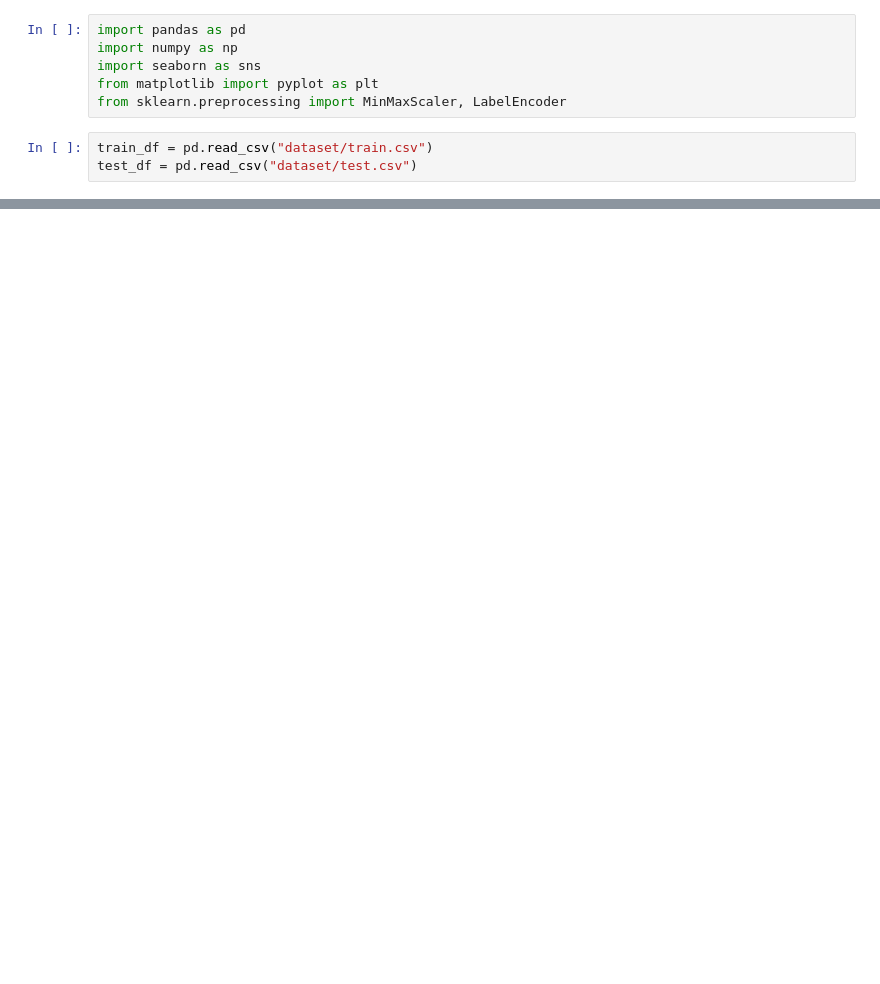
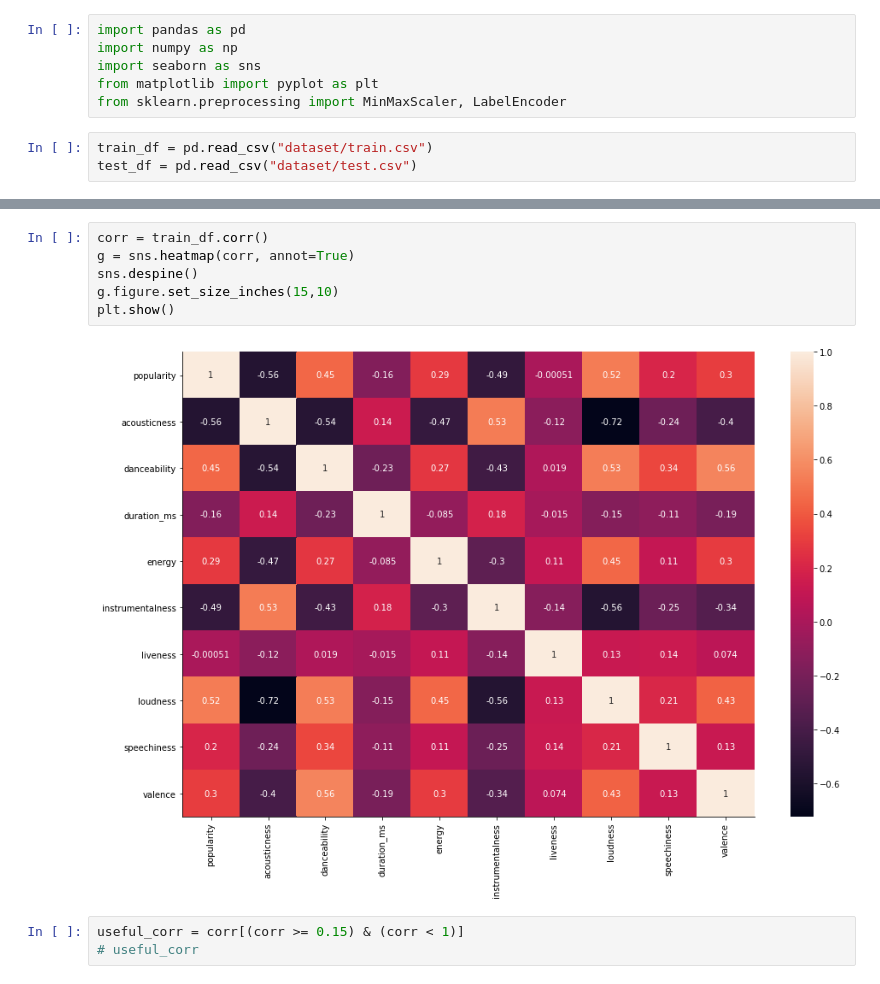
Before and after one commit to advaymehta009/airb, a Jupyter notebook: elylilly.ipynb, the cells around one changed output, grey strips where cells are left out. Drawn from its saved outputs; the diff is of its cells as text; blank space fills up the shorter version.

```diff
--- a/elylilly.ipynb
+++ b/elylilly.ipynb
@@ -20,0 +73,11 @@ C:\Users\advay\Downloads
+# %%
+corr = train_df.corr()
+g = sns.heatmap(corr, annot=True)
+sns.despine()
+g.figure.set_size_inches(15,10)
+plt.show()
+# %% [output]
+[figure, added]
+# %%
+useful_corr = corr[(corr >= 0.15) & (corr < 1)]
+# useful_corr
```
Also changed, not shown: parts of 22 cells of this notebook.
